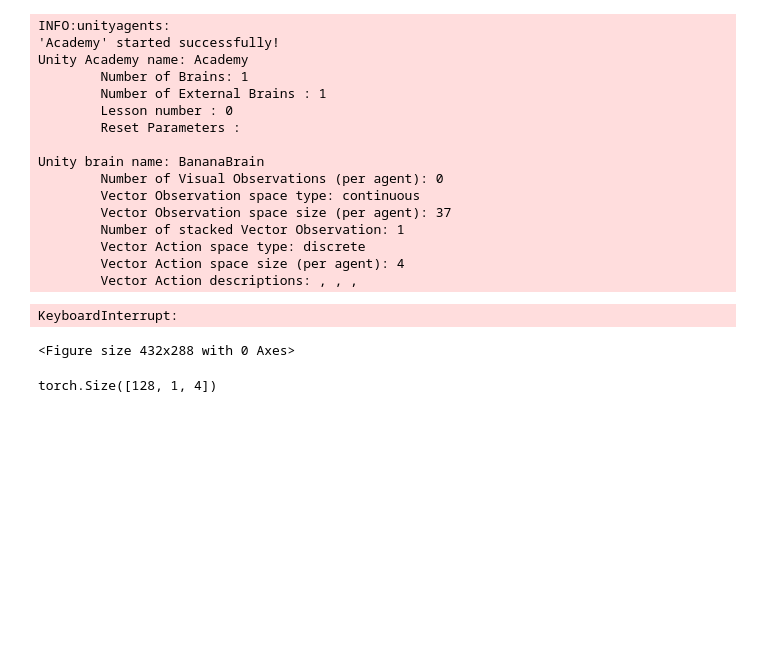
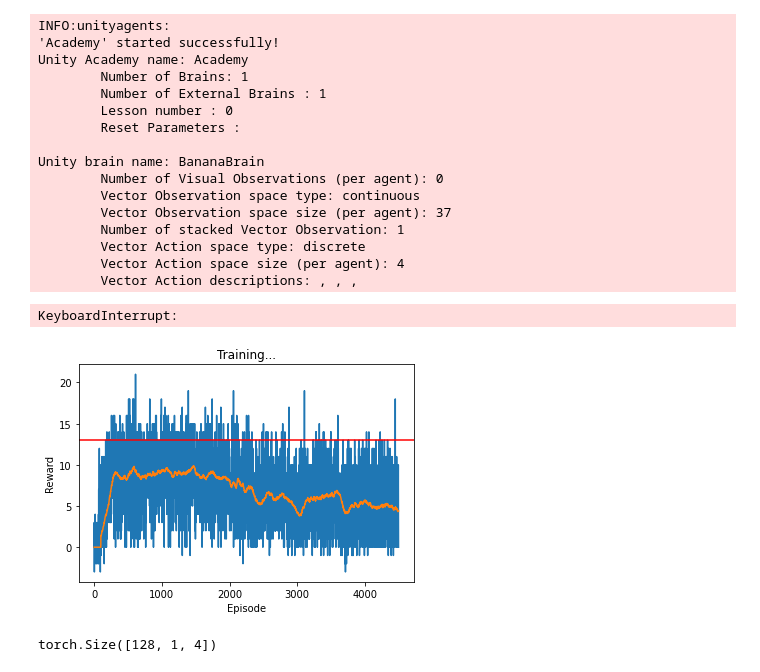
Before and after one commit to benedikt-holland/udacity_drl, a Jupyter notebook: Navigation.ipynb, the cells around one changed output. Saved outputs shown, nothing was run; the diff lists cells and outputs as text; code cells hidden in the pictures; blank space fills up the shorter version.

```diff
--- a/Navigation.ipynb
+++ b/Navigation.ipynb
@@ -245,16 +245,17 @@ agent = Agent(environment)
 # %%
 %%capture --no-display
 filename = "model1.pth"
 agent.load(filename)
+agent.lr = 1e-4
 try:
     while True:
         agent.train(500)
         agent.save(filename)
 finally:
     agent.save(filename)
 # %% [output]
 KeyboardInterrupt:
-<Figure size 432x288 with 0 Axes>
+[figure, added]
 # %%
 transitions = agent.memory.sample(agent.batch_size)
 batch = Transition(*zip(*transitions))
```
Also changed, not shown: 1 other file.
